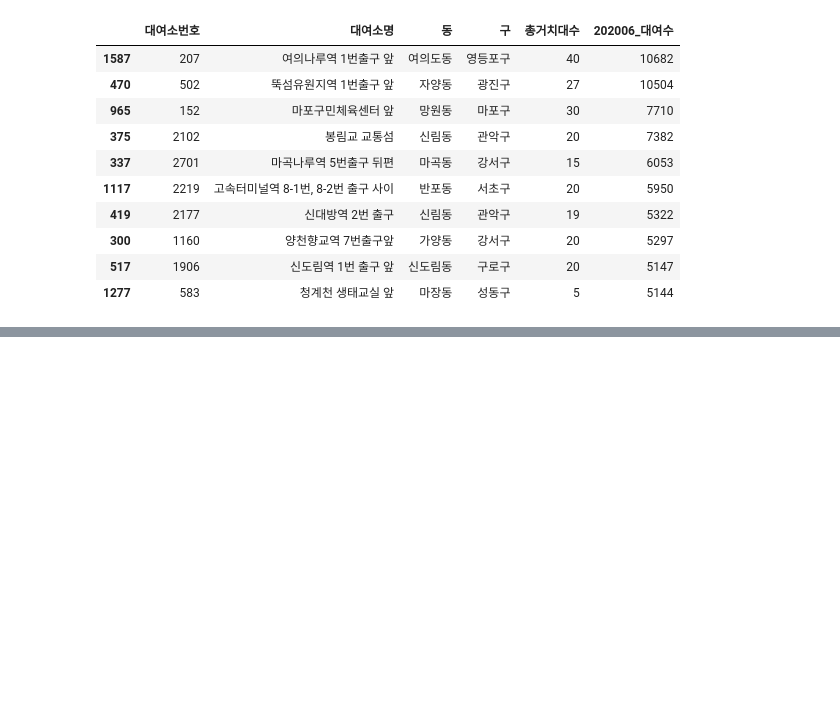
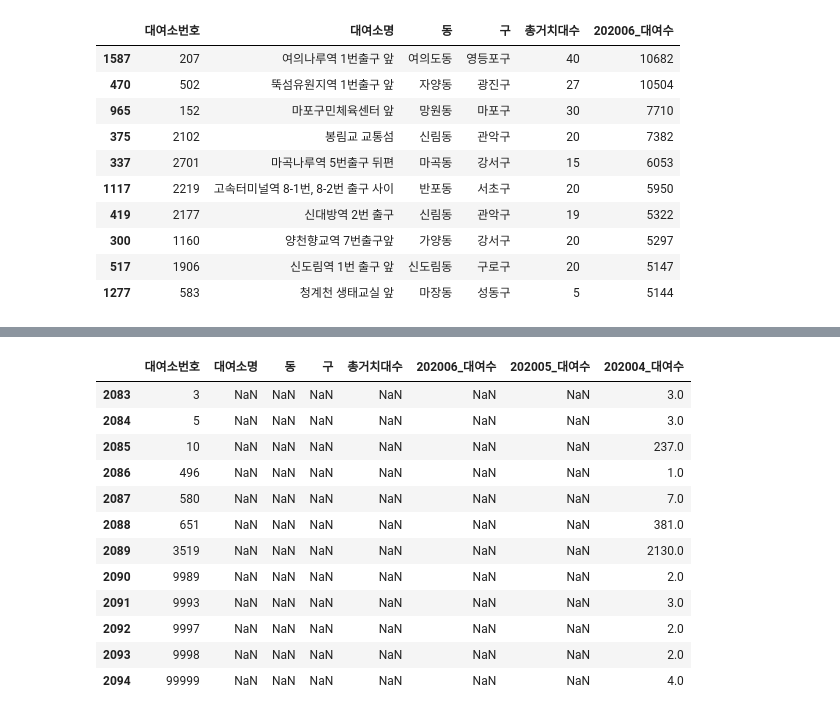
Before and after one commit to JuheePak/Python-project, a Jupyter notebook: source/bike_addr.ipynb, the cells around one changed output, grey strips where cells are left out. Saved outputs shown, nothing was run; the diff lists cells and outputs as text; code cells hidden in the pictures; blank space fills up the shorter version.

```diff
--- a/source/bike_addr.ipynb
+++ b/source/bike_addr.ipynb
@@ -474,0 +566,2 @@ display(all.sort_values(by=['202006_대여수'], ascending=False).head(10))
+# %%
+all_2005.drop([2083, 2084, 2085, 2086, 2087, 2088, 2089, 2090, 2091, 2092], inplace=True, axis=0)
@@ -474,0 +572,4 @@ display(all.sort_values(by=['202006_대여수'], ascending=False).head(10))
+# %%
+all_2005.fillna(0, inplace=True) # 결측값 0으로 치환
+all_2005['202005_대여수'] = all_2005['202005_대여수'].astype(int) # 대여수 정수로 변환
+display(all_2005.head())
@@ -474,0 +583,4 @@ display(all.sort_values(by=['202006_대여수'], ascending=False).head(10))
+# %%
+all_2005['202006_대여수'] = all_2005['202006_대여수'].astype(int)
+all_2005['총거치대수'] = all_2005['총거치대수'].astype(int)
+display(all_2005.head())
@@ -474,0 +596,16 @@ display(all.sort_values(by=['202006_대여수'], ascending=False).head(10))
+# %%
+user_2004 = pd.read_csv("data/대여이력/공공자전거 대여이력 정보_2020.04_1.csv", encoding='utf-8')
+display(user_2004.head())
+
+# 자전거번호, 대여일시, 대여소명, 대여거치대, 반납일시, 반납대여소번호, 반납대여소명, 반납거치대, 이용시간, 이용거리 제거
+user_2004 = user_2004.drop(user_2004.columns[[0, 1, 3, 4, 5, 6, 7, 8, 9, 10]], axis=1)
+
+user_2004.columns=['대여소번호'] # 칼럼명 통일
+user_2004['202004_대여수'] = 0 # 대여소 위치마다 개수를 세기 위한 작업
+user_2004.set_index('대여소번호').head()
+
+user_2004_cnt = user_2004.groupby('대여소번호').count()
+display(user_2004_cnt.sort_values(by=['202004_대여수'], ascending=False).head())
+
+all_2004 = pd.merge(all_2005, user_2004_cnt, on='대여소번호', how='outer')
+display(all_2004.head())
@@ -474,0 +632,17 @@ display(all.sort_values(by=['202006_대여수'], ascending=False).head(10))
+# %%
+# 대여 이력에 있지만 대여소명이 없는 데이터 NaN값을 찾아낸다.
+all_2004[all_2004['대여소명'].isnull()]
+# %% [output]
+|  | 대여소번호 | 대여소명 | 동 | 구 | 총거치대수 | 202006_대여수 | 202005_대여수 | 202004_대여수 |
+| 2083 | 3 | NaN | NaN | NaN | NaN | NaN | NaN | 3.0 |
+| 2084 | 5 | NaN | NaN | NaN | NaN | NaN | NaN | 3.0 |
+| 2085 | 10 | NaN | NaN | NaN | NaN | NaN | NaN | 237.0 |
+| 2086 | 496 | NaN | NaN | NaN | NaN | NaN | NaN | 1.0 |
+| 2087 | 580 | NaN | NaN | NaN | NaN | NaN | NaN | 7.0 |
+| 2088 | 651 | NaN | NaN | NaN | NaN | NaN | NaN | 381.0 |
+| 2089 | 3519 | NaN | NaN | NaN | NaN | NaN | NaN | 2130.0 |
+| 2090 | 9989 | NaN | NaN | NaN | NaN | NaN | NaN | 2.0 |
+| 2091 | 9993 | NaN | NaN | NaN | NaN | NaN | NaN | 3.0 |
+| 2092 | 9997 | NaN | NaN | NaN | NaN | NaN | NaN | 2.0 |
+| 2093 | 9998 | NaN | NaN | NaN | NaN | NaN | NaN | 2.0 |
+| 2094 | 99999 | NaN | NaN | NaN | NaN | NaN | NaN | 4.0 |
```
Also changed, not shown: parts of 52 cells of this notebook, 1 other file.
